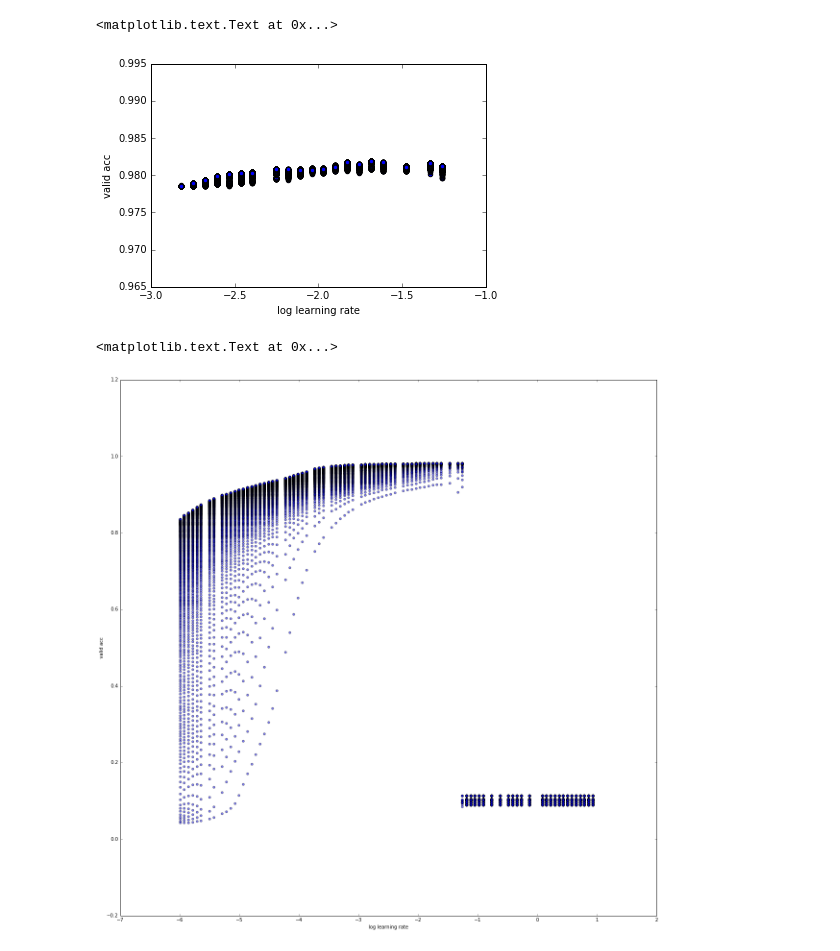
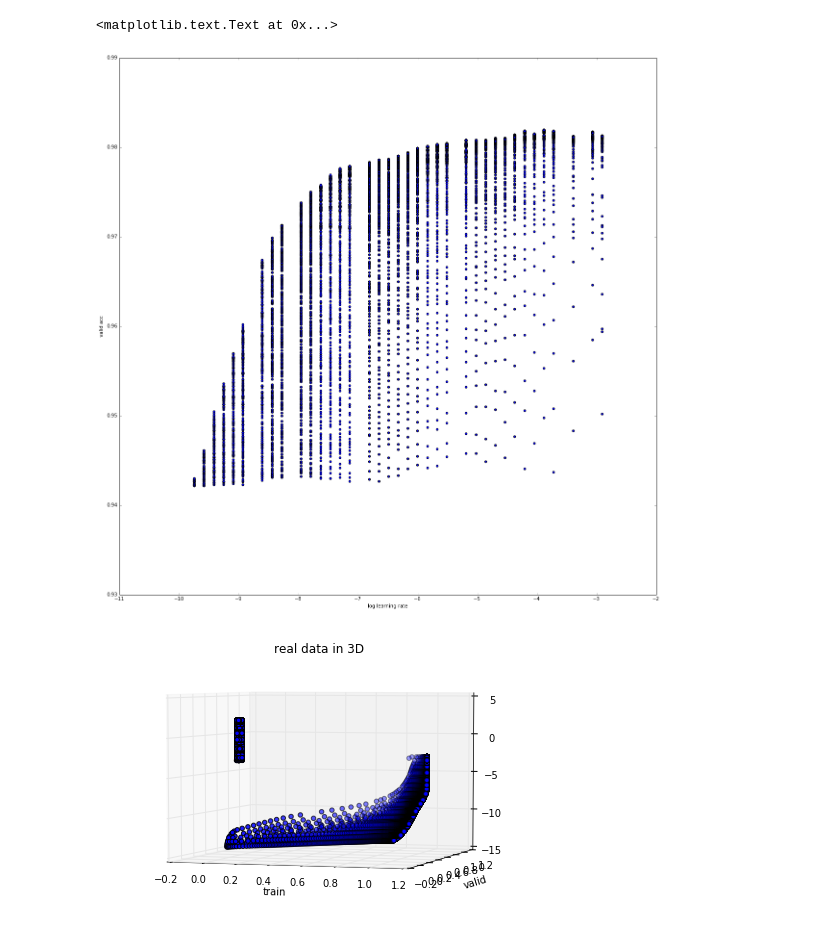
Before and after one commit to mehdidc/learning_rate_and_generalization, a Jupyter notebook: analysis.ipynb, the cells around one changed output. Saved outputs shown, nothing was run; the diff lists cells and outputs as text; code cells hidden in the pictures.

```diff
--- a/analysis.ipynb
+++ b/analysis.ipynb
@@ -36,4 +42,11 @@ plt.legend()
 # %%
 d = [[h[train_stat], h[valid_stat], j['content']['hp']['learning_rate']] for j in jobs for h in j['history']]
 d = np.array(d)
+d = {
+    'train': [hist[train_stat] for j in jobs for hist in j['history']],
+    'valid': [hist[valid_stat] for j in jobs for hist in j['history']],
+    'learning_rate': [j['content']['hp']['learning_rate'] for j in jobs for hist in j['history']]
+}
+df = pd.DataFrame(d)
+df['log_learning_rate'] = np.log(df['learning_rate'])
 # %%
@@ -66,18 +88,22 @@ plt.legend()
 # %%
-#o = (d[:, 0] >= 0.9) & (d[:, 0] <= 1)
-o = d[:, 0]==1
-plt.scatter(np.log10(d[o, 2]), d[o, 1])
+fig = plt.figure(figsize=(20, 20))
+o = df['train']>0.95
+plt.scatter(df['log_learning_rate'][o], df['valid'][o])
 plt.xlabel('log learning rate')
 plt.ylabel('valid acc')
 # %% [output]
 <matplotlib.text.Text at 0x...>
-[figure, old version]
+[figure, new version]
-# %%
-fig = plt.figure(figsize=(20, 20))
-#o = (d[:, 0] >= 0.9) & (d[:, 0] <= 1)
-plt.scatter(np.log10(d[:, 2]), d[:, 1], marker='o', alpha=0.5)
-plt.xlabel('log learning rate')
-plt.ylabel('valid acc')
-# %% [output]
-<matplotlib.text.Text at 0x...>
-[figure, removed]
+# %%
+from mpl_toolkits.mplot3d import Axes3D
+fig = plt.figure()
+ax = Axes3D(fig)
+ax.scatter(df['train'], df['valid'], df['log_learning_rate'], s=20)
+plt.xlabel('train')
+plt.ylabel('valid')
+#plt.zlabel('log_learning_rate')
+ax.view_init(4, -72)
+plt.title('real data in 3D')
+plt.show()
+# %% [output]
+[figure, added]
```
Also changed, not shown: parts of 8 cells of this notebook.
